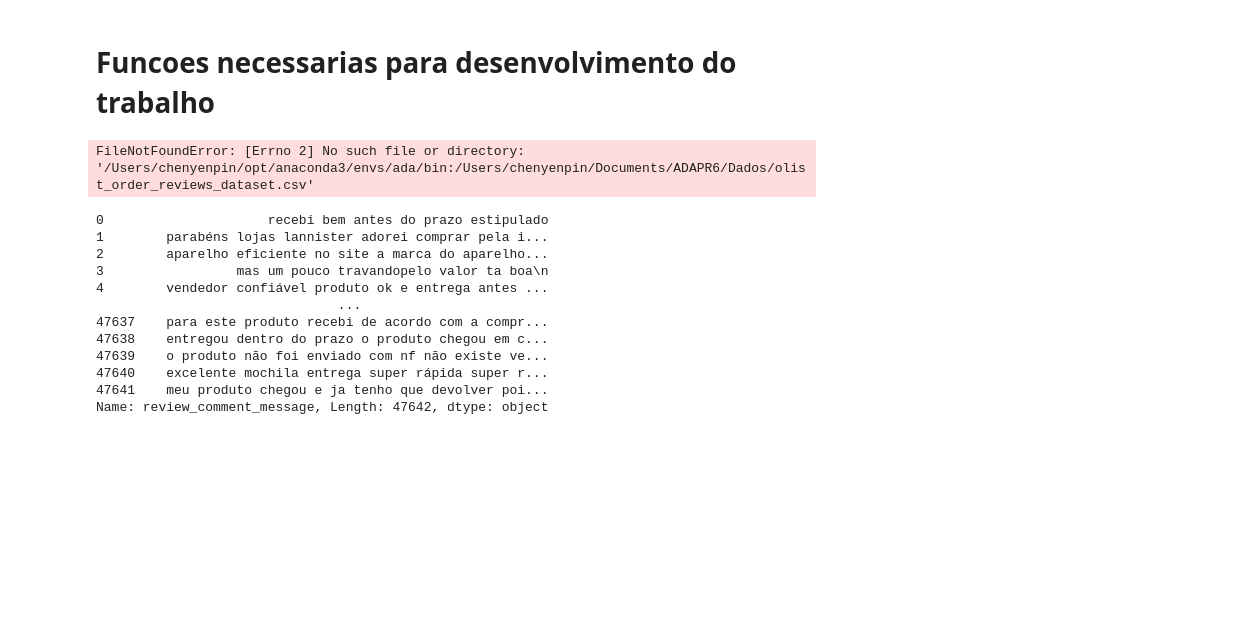
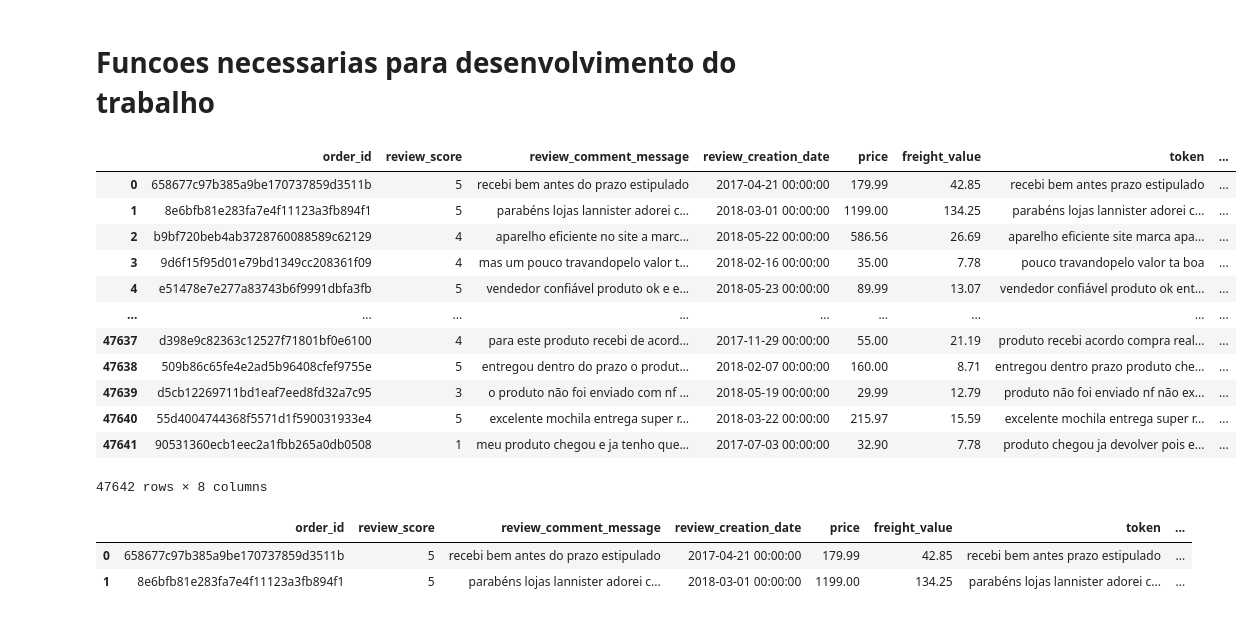
Before and after one commit to jesyavl/ADA5, a Jupyter notebook: NLP.ipynb, the cells around one changed output. Saved outputs shown, nothing was run; the diff lists cells and outputs as text; code cells hidden in the pictures; blank space fills up the shorter version.

```diff
--- a/NLP.ipynb
+++ b/NLP.ipynb
@@ -92 +105,5 @@ len(stop_words)
+# %%
+to_include=['antes']
+# %%
+stop_words.append(to_include)
 # %%
@@ -161,8 +257,12 @@ def tokenize(columns:str)->pd.Series:
 # %%
-df_rev, df_cust, df_item=load_data("path","path1","path2")
+#df_rev, df_cust, df_item=load_data("path","path1","path2")
 df_item=df_item[['order_id',
      'price', 'freight_value']]
 df_rev=df_rev[['order_id', 'review_score',
        'review_comment_message', 'review_creation_date']]
+
+df=pd.merge(df_rev, df_item, how="inner", on="order_id").copy()
+
+df.dropna(inplace=True)
+
+df=df.reset_index(drop=True)
-# %% [output]
-FileNotFoundError: [Errno 2] No such file or directory: '/Users/chenyenpin/opt/anaconda3/envs/ada/bin:/Users/chenyenpin/Documents/ADAPR6/Dados/olist_order_reviews_dataset.csv'
@@ -176,18 +270,25 @@ df=df.reset_index(drop=True)
 df['review_comment_message'] = df['review_comment_message'].apply(lambda x :lower_case(x))
 df["review_comment_message"]=df["review_comment_message"].apply(lambda x :remove_punctuation(x))
 df["token"]=df["review_comment_message"].apply(lambda x: tokenize(x))
+# %%
+seg(df)
+# %% [output]
+|  | order_id | review_score | review_comment_message | review_creation_date | price | freight_value | token | ... |
+| 0 | 658677c97b385a9be170737859d3511b | 5 | recebi bem antes do prazo estipulado | 2017-04-21 00:00:00 | 179.99 | 42.85 | recebi bem antes prazo estipulado | ... |
+| 1 | 8e6bfb81e283fa7e4f11123a3fb894f1 | 5 | parabéns lojas lannister adorei c... | 2018-03-01 00:00:00 | 1199.00 | 134.25 | parabéns lojas lannister adorei c... | ... |
+| 2 | b9bf720beb4ab3728760088589c62129 | 4 | aparelho eficiente no site a marc... | 2018-05-22 00:00:00 | 586.56 | 26.69 | aparelho eficiente site marca apa... | ... |
+| 3 | 9d6f15f95d01e79bd1349cc208361f09 | 4 | mas um pouco travandopelo valor t... | 2018-02-16 00:00:00 | 35.00 | 7.78 | pouco travandopelo valor ta boa | ... |
+| 4 | e51478e7e277a83743b6f9991dbfa3fb | 5 | vendedor confiável produto ok e e... | 2018-05-23 00:00:00 | 89.99 | 13.07 | vendedor confiável produto ok ent... | ... |
+| ... | ... | ... | ... | ... | ... | ... | ... | ... |
+| 47637 | d398e9c82363c12527f71801bf0e6100 | 4 | para este produto recebi de acord... | 2017-11-29 00:00:00 | 55.00 | 21.19 | produto recebi acordo compra real... | ... |
+| 47638 | 509b86c65fe4e2ad5b96408cfef9755e | 5 | entregou dentro do prazo o produt... | 2018-02-07 00:00:00 | 160.00 | 8.71 | entregou dentro prazo produto che... | ... |
+| 47639 | d5cb12269711bd1eaf7eed8fd32a7c95 | 3 | o produto não foi enviado com nf ... | 2018-05-19 00:00:00 | 29.99 | 12.79 | produto não foi enviado nf não ex... | ... |
+| 47640 | 55d4004744368f5571d1f590031933e4 | 5 | excelente mochila entrega super r... | 2018-03-22 00:00:00 | 215.97 | 15.59 | excelente mochila entrega super r... | ... |
+| 47641 | 90531360ecb1eec2a1fbb265a0db0508 | 1 | meu produto chegou e ja tenho que... | 2017-07-03 00:00:00 | 32.90 | 7.78 | produto chegou ja devolver pois e... | ... |
+47642 rows × 8 columns
 # %%
-df["review_comment_message"]
+df[:2]
 # %% [output]
-0                     recebi bem antes do prazo estipulado
-1        parabéns lojas lannister adorei comprar pela i...
-2        aparelho eficiente no site a marca do aparelho...
-3                 mas um pouco travandopelo valor ta boa\n
-4        vendedor confiável produto ok e entrega antes ...
-                               ...
-47637    para este produto recebi de acordo com a compr...
-47638    entregou dentro do prazo o produto chegou em c...
-47639    o produto não foi enviado com nf não existe ve...
-47640    excelente mochila entrega super rápida super r...
-47641    meu produto chegou e ja tenho que devolver poi...
-Name: review_comment_message, Length: 47642, dtype: object
+|  | order_id | review_score | review_comment_message | review_creation_date | price | freight_value | token | ... |
+| 0 | 658677c97b385a9be170737859d3511b | 5 | recebi bem antes do prazo estipulado | 2017-04-21 00:00:00 | 179.99 | 42.85 | recebi bem antes prazo estipulado | ... |
+| 1 | 8e6bfb81e283fa7e4f11123a3fb894f1 | 5 | parabéns lojas lannister adorei c... | 2018-03-01 00:00:00 | 1199.00 | 134.25 | parabéns lojas lannister adorei c... | ... |
```
Also changed, not shown: parts of 26 cells of this notebook.
